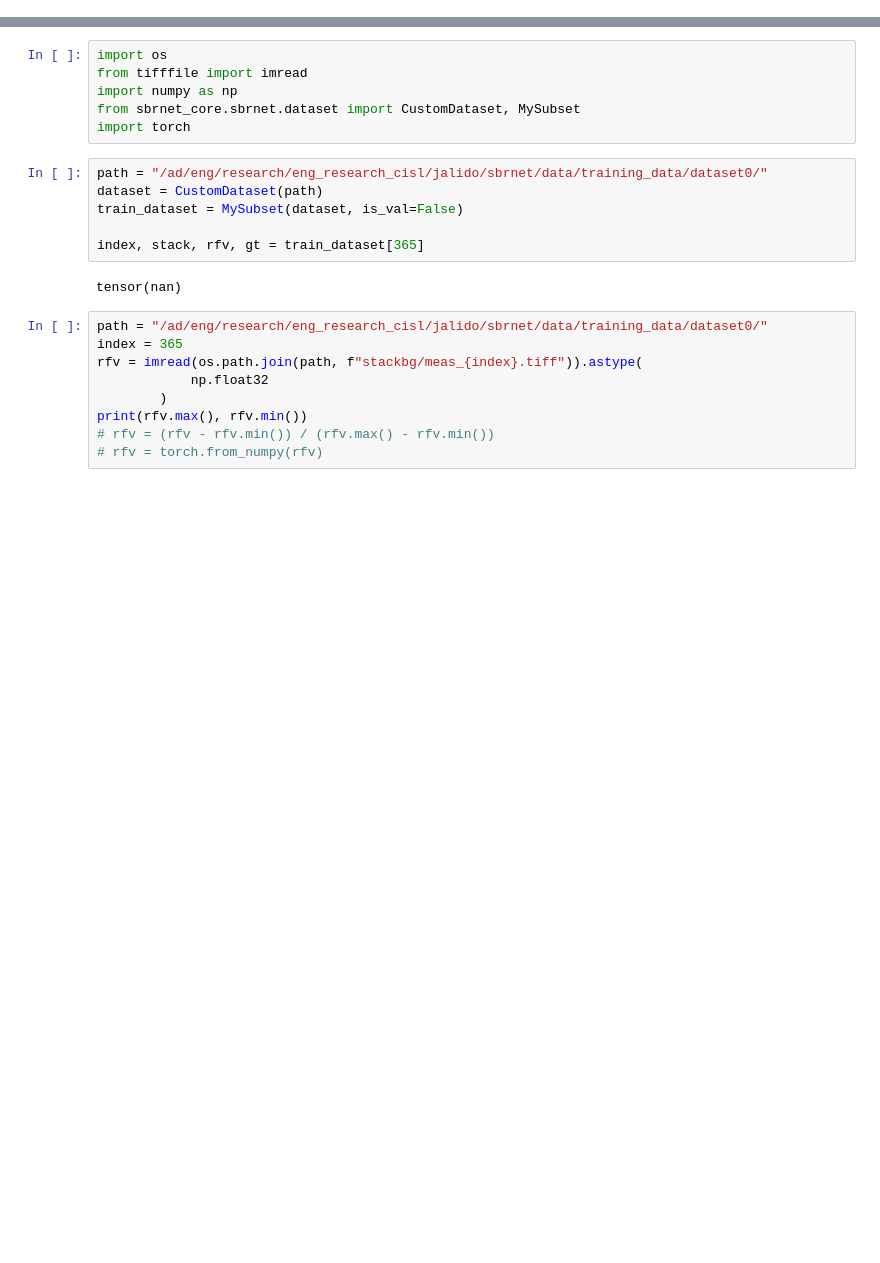
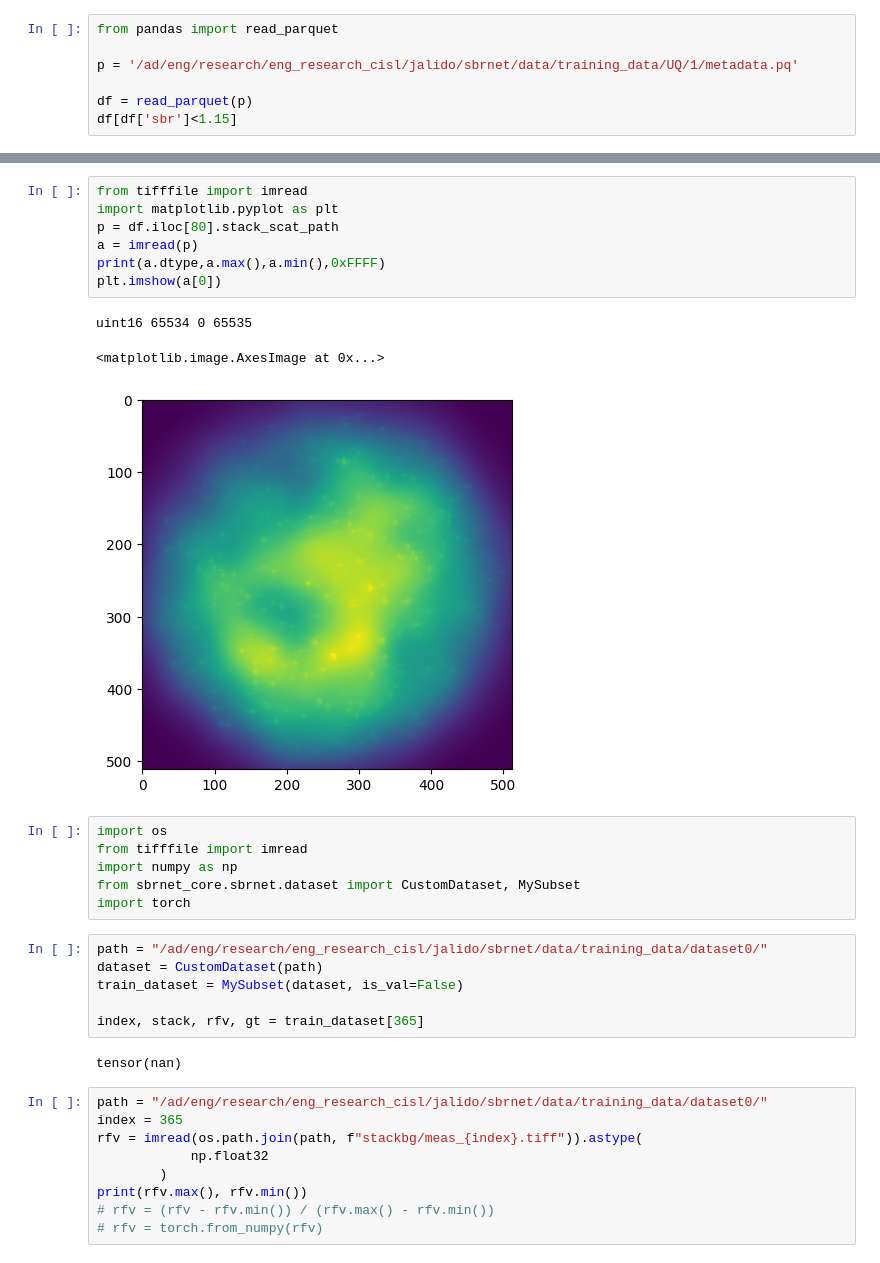
Before and after one commit to bu-cisl/sbrnet, a Jupyter notebook: examples/scratch.ipynb, the cells around one changed output, grey strips where cells are left out. Cells and saved outputs as stored; diff of their text form; blank space fills up the shorter version.

```diff
--- a/examples/scratch.ipynb
+++ b/examples/scratch.ipynb
@@ -9,0 +7,7 @@ The autoreload extension is already loaded. To reload it, use:
+# %%
+from pandas import read_parquet
+
+p = '/ad/eng/research/eng_research_cisl/jalido/sbrnet/data/training_data/UQ/1/metadata.pq'
+
+df = read_parquet(p)
+df[df['sbr']<1.15]
@@ -10,3 +26,14 @@ The autoreload extension is already loaded. To reload it, use:
+# %%
+from tifffile import imread
+import matplotlib.pyplot as plt
+p = df.iloc[80].stack_scat_path
+a = imread(p)
+print(a.dtype,a.max(),a.min(),0xFFFF)
+plt.imshow(a[0])
+# %% [output]
+uint16 65534 0 65535
+<matplotlib.image.AxesImage at 0x...>
+[figure, added]
 # %%
 import os
 from tifffile import imread
```
Also changed, not shown: parts of 2 cells of this notebook, 9 other files.
